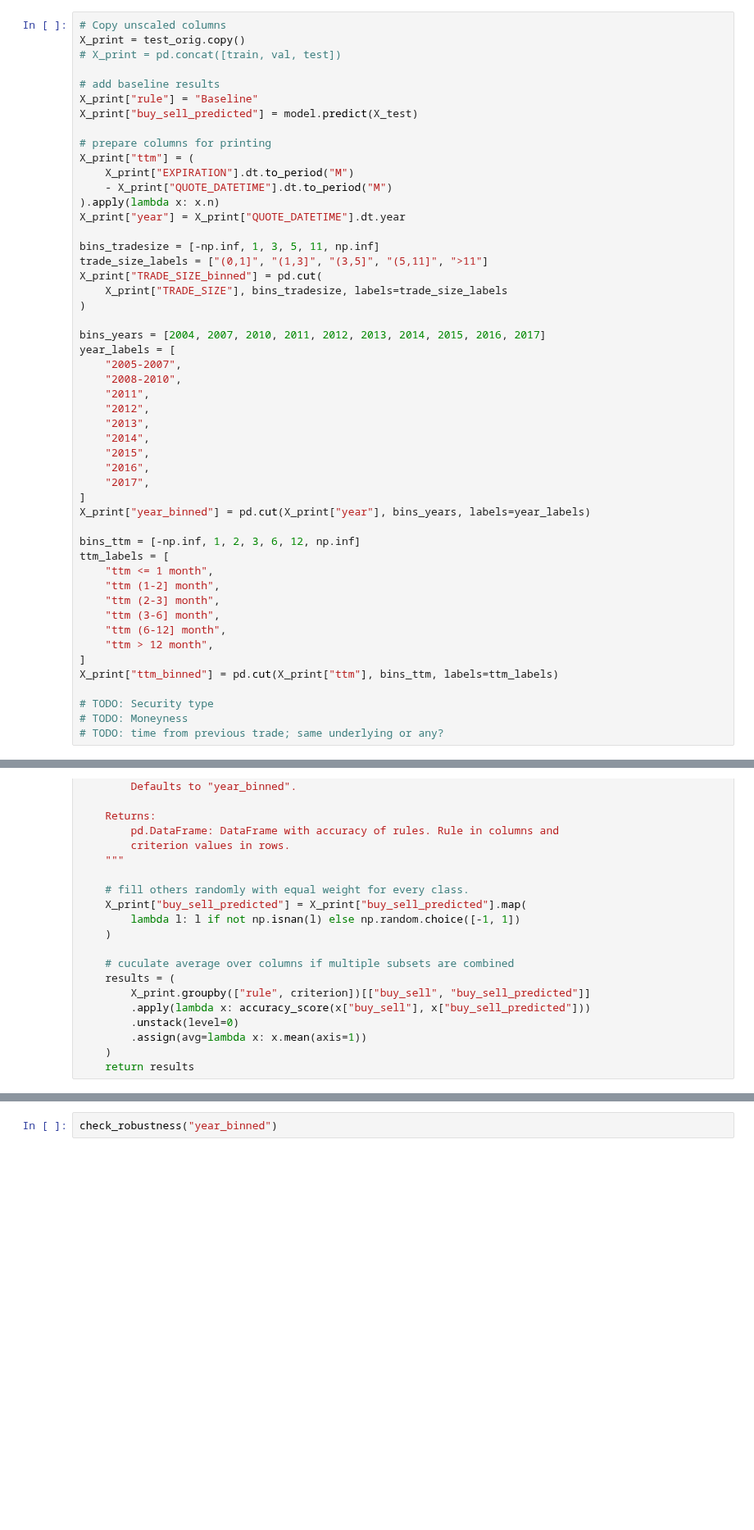
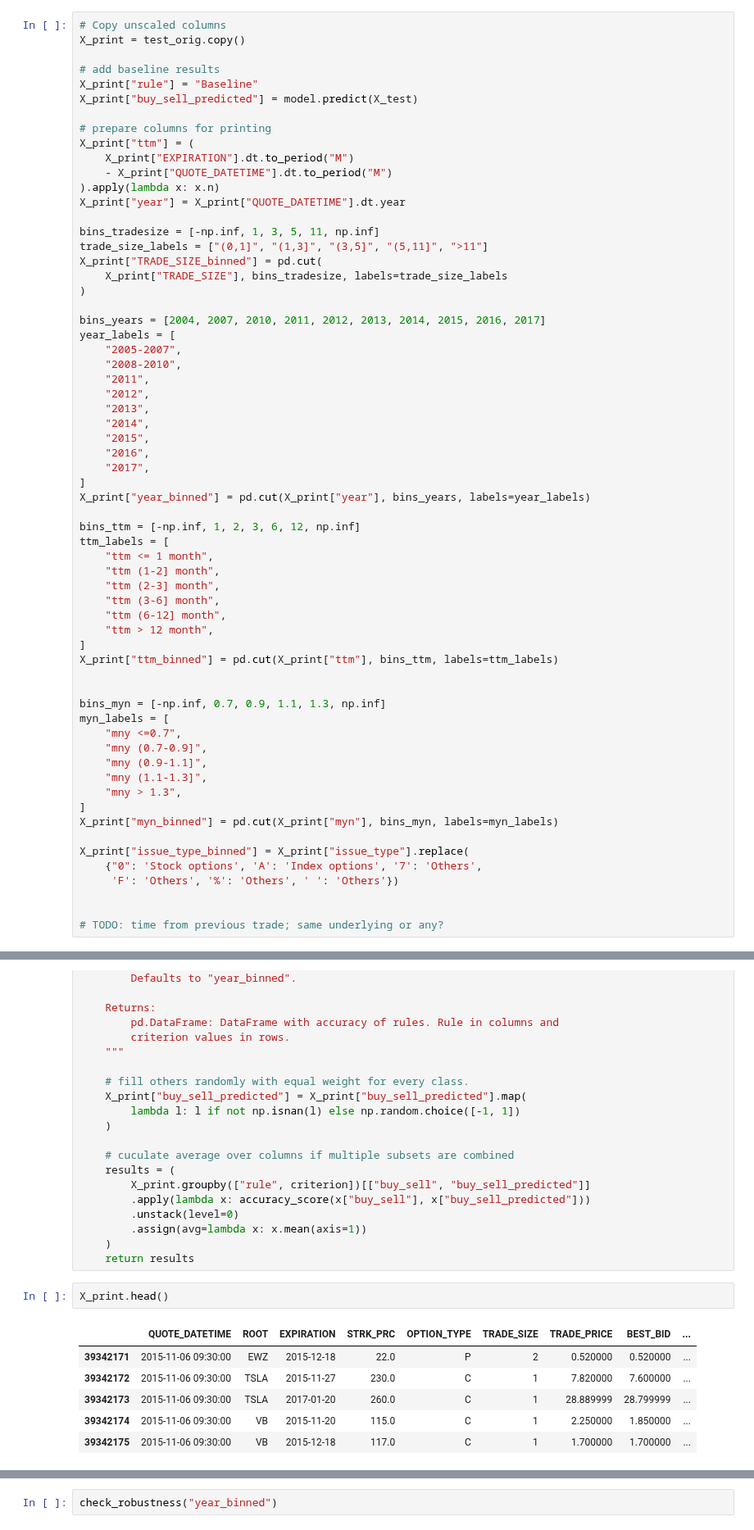
Before and after one commit to KarelZe/thesis, a Jupyter notebook: notebooks/4.0b-mb-gbm_baseline.ipynb, the cells around one changed output, grey strips where cells are left out. Shown at 82% size. Cells and saved outputs as stored; diff of their text form; blank space fills up the shorter version.

```diff
--- a/notebooks/4.0b-mb-gbm_baseline.ipynb
+++ b/notebooks/4.0b-mb-gbm_baseline.ipynb
@@ -128,7 +129,6 @@ test_orig = pd.read_parquet(
 # %%
 # Copy unscaled columns
 X_print = test_orig.copy()
-# X_print = pd.concat([train, val, test])
 
 # add baseline results
 X_print["rule"] = "Baseline"
@@ -172,8 +172,22 @@ ttm_labels = [
 ]
 X_print["ttm_binned"] = pd.cut(X_print["ttm"], bins_ttm, labels=ttm_labels)
 
-# TODO: Security type
-# TODO: Moneyness
+
+bins_myn = [-np.inf, 0.7, 0.9, 1.1, 1.3, np.inf]
+myn_labels = [
+    "mny <=0.7",
+    "mny (0.7-0.9]",
+    "mny (0.9-1.1]",
+    "mny (1.1-1.3]",
+    "mny > 1.3",
+]
+X_print["myn_binned"] = pd.cut(X_print["myn"], bins_myn, labels=myn_labels)
+
+X_print["issue_type_binned"] = X_print["issue_type"].replace(
+    {"0": 'Stock options', 'A': 'Index options', '7': 'Others',
+     'F': 'Others', '%': 'Others', ' ': 'Others'})
+
+
 # TODO: time from previous trade; same underlying or any?
 # %%
 def check_robustness(criterion: str = "year_binned") -> pd.DataFrame:
@@ -212,3 +226,12 @@ def check_robustness(criterion: str = "year_binned") -> pd.DataFrame:
         .assign(avg=lambda x: x.mean(axis=1))
     )
     return results
+# %%
+X_print.head()
+# %% [output]
+|  | QUOTE_DATETIME | ROOT | EXPIRATION | STRK_PRC | OPTION_TYPE | TRADE_SIZE | TRADE_PRICE | BEST_BID | ... |
+| 39342171 | 2015-11-06 09:30:00 | EWZ | 2015-12-18 | 22.0 | P | 2 | 0.520000 | 0.520000 | ... |
+| 39342172 | 2015-11-06 09:30:00 | TSLA | 2015-11-27 | 230.0 | C | 1 | 7.820000 | 7.600000 | ... |
+| 39342173 | 2015-11-06 09:30:00 | TSLA | 2017-01-20 | 260.0 | C | 1 | 28.889999 | 28.799999 | ... |
+| 39342174 | 2015-11-06 09:30:00 | VB | 2015-11-20 | 115.0 | C | 1 | 2.250000 | 1.850000 | ... |
+| 39342175 | 2015-11-06 09:30:00 | VB | 2015-12-18 | 117.0 | C | 1 | 1.700000 | 1.700000 | ... |
```
Also changed, not shown: parts of 4 cells of this notebook.
